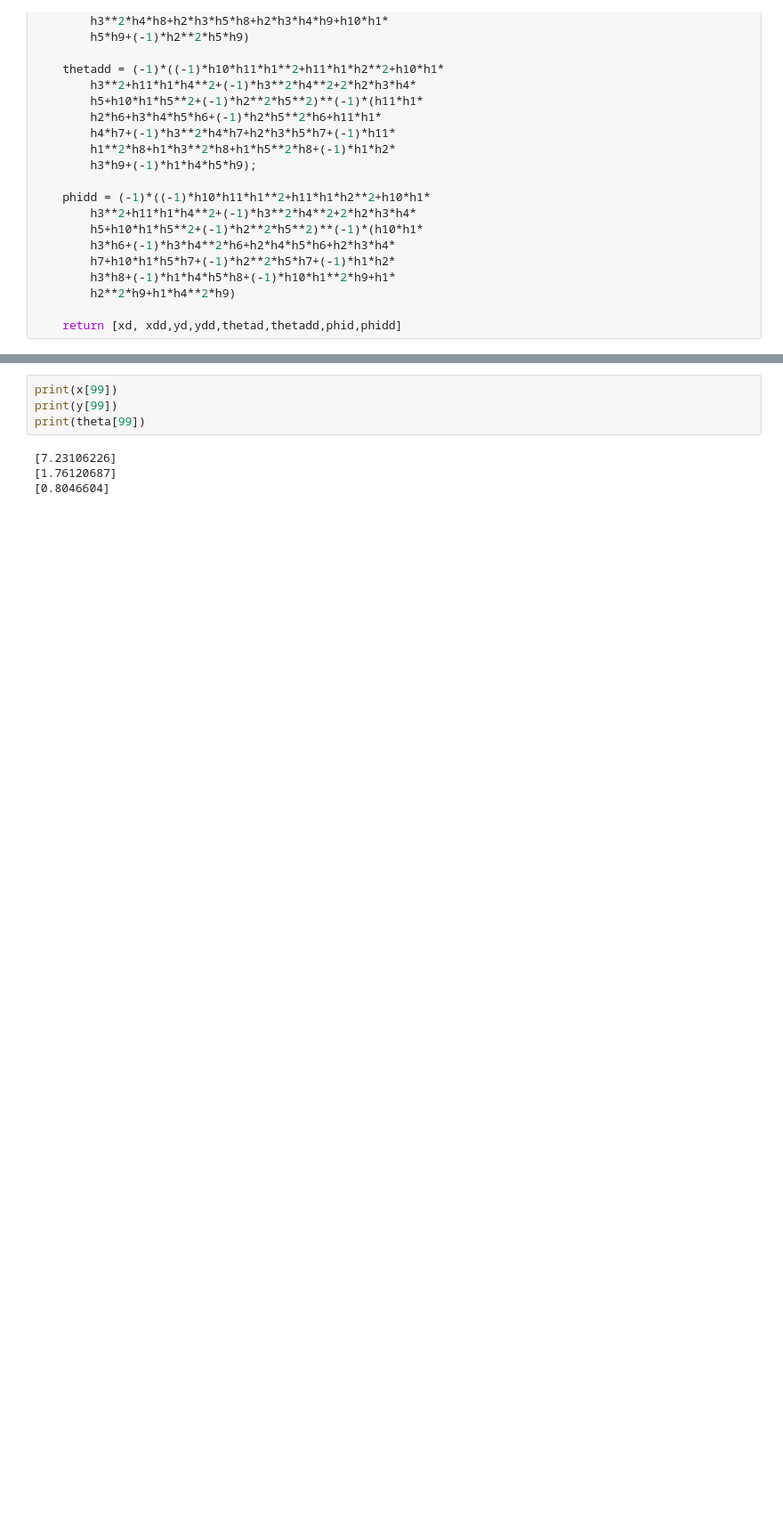
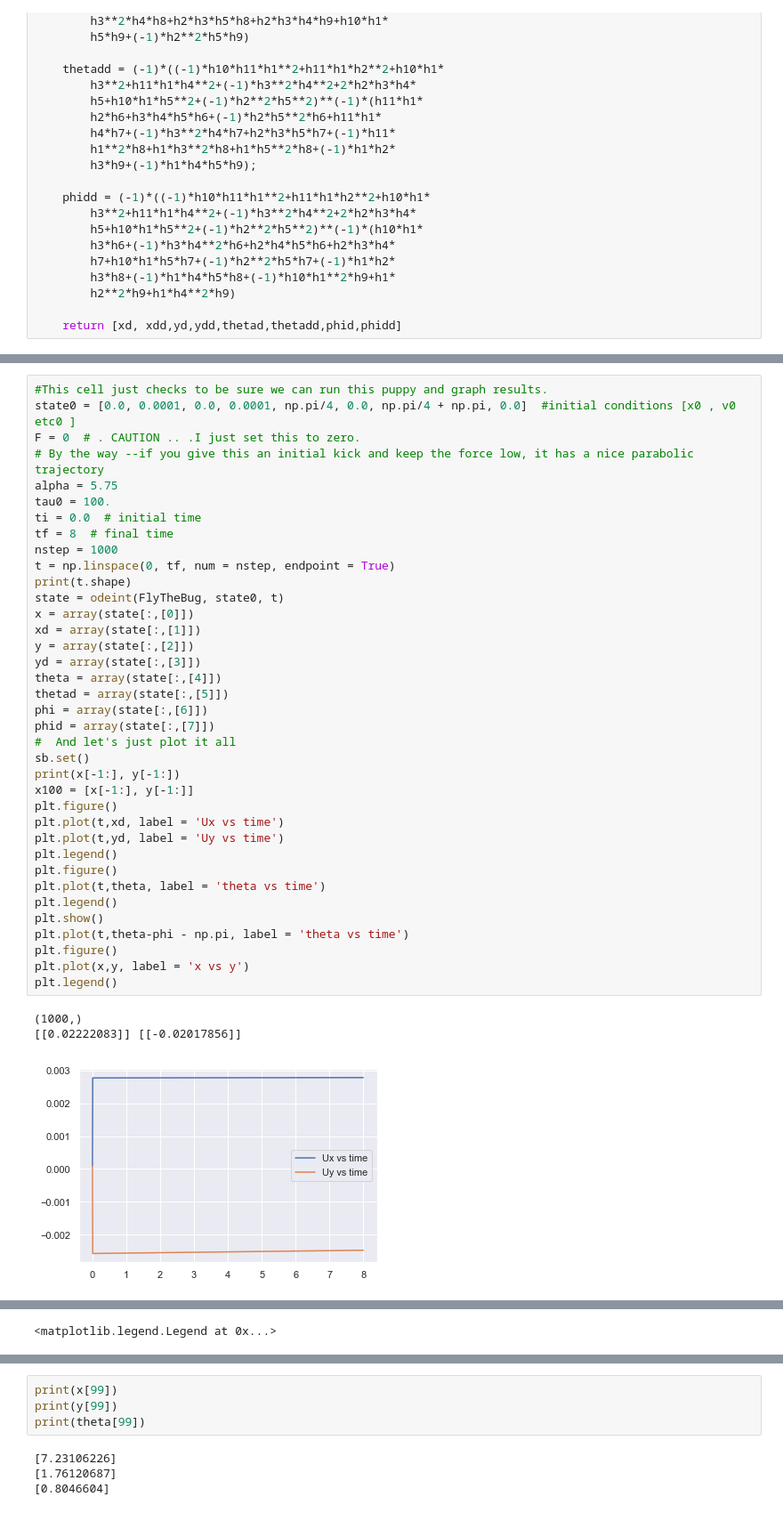
Before and after one commit to nifti-coe/ODE_Python, a Jupyter notebook: JorgeBugBuster.ipynb, the cells around one changed output, grey strips where cells are left out. Shown at 89% size. Saved outputs shown, nothing was run; the diff lists cells and outputs as text; blank space fills up the shorter version.

```diff
--- a/JorgeBugBuster.ipynb
+++ b/JorgeBugBuster.ipynb
@@ -137,2 +137,43 @@ g =  980.0   #g is the acceleration due to gravity in cm/(s^2)
 betaR =  0.0 #This is the resting configuration of our
     #torsional spring(s) = Initial abdomen angle - initial head angle - pi
+# %%
+#This cell just checks to be sure we can run this puppy and graph results.
+state0 = [0.0, 0.0001, 0.0, 0.0001, np.pi/4, 0.0, np.pi/4 + np.pi, 0.0]  #initial conditions [x0 , v0  etc0 ]
+F = 0  # . CAUTION .. .I just set this to zero.
+# By the way --if you give this an initial kick and keep the force low, it has a nice parabolic trajectory
+alpha = 5.75
+tau0 = 100.
+ti = 0.0  # initial time
+tf = 8  # final time
+nstep = 1000
+t = np.linspace(0, tf, num = nstep, endpoint = True)
+print(t.shape)
+state = odeint(FlyTheBug, state0, t)
+x = array(state[:,[0]])
+xd = array(state[:,[1]])
+y = array(state[:,[2]])
+yd = array(state[:,[3]])
+theta = array(state[:,[4]])
+thetad = array(state[:,[5]])
+phi = array(state[:,[6]])
+phid = array(state[:,[7]])
+#  And let's just plot it all
+sb.set()
+print(x[-1:], y[-1:])
+x100 = [x[-1:], y[-1:]]
+plt.figure()
+plt.plot(t,xd, label = 'Ux vs time')
+plt.plot(t,yd, label = 'Uy vs time')
+plt.legend()
+plt.figure()
+plt.plot(t,theta, label = 'theta vs time')
+plt.legend()
+plt.show()
+plt.plot(t,theta-phi - np.pi, label = 'theta vs time')
+plt.figure()
+plt.plot(x,y, label = 'x vs y')
+plt.legend()
+# %% [output]
+(1000,)
+[[0.02222083]] [[-0.02017856]]
+[figure, added]
@@ -138,0 +181 @@ betaR =  0.0 #This is the resting configuration of our
+<matplotlib.legend.Legend at 0x...>
```
Also changed, not shown: parts of 4 cells of this notebook, 2 other files.
